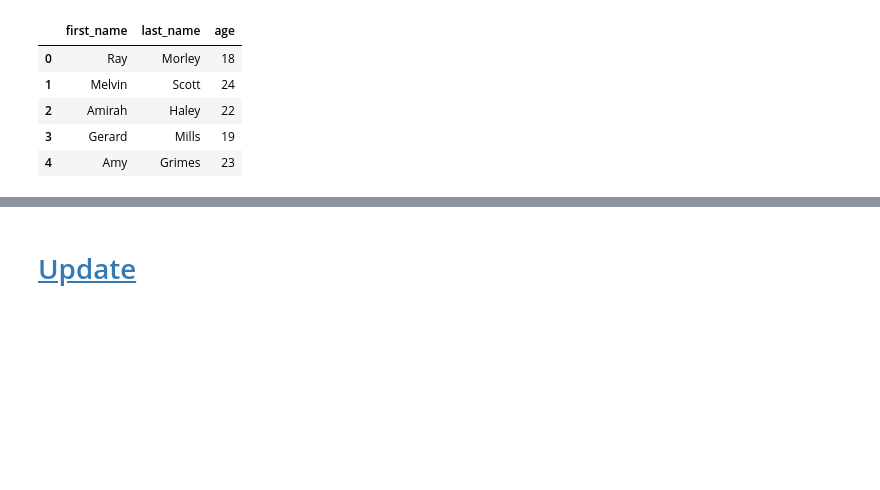
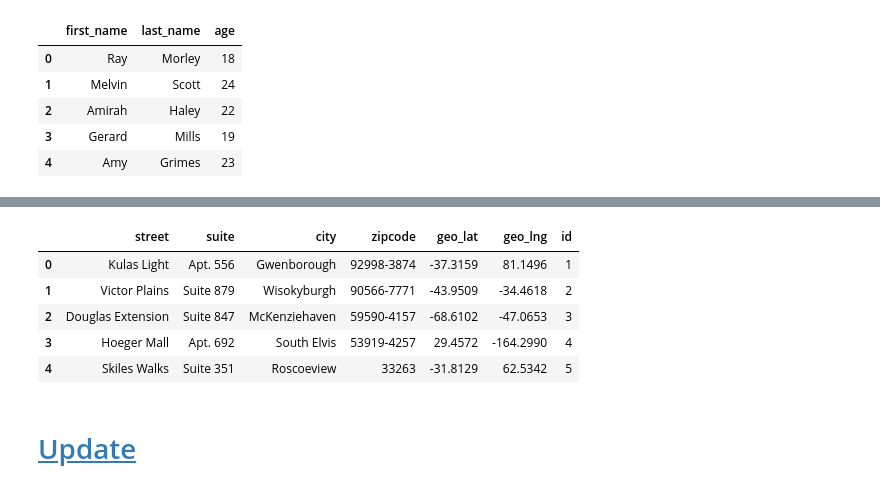
Before and after one commit to tinapyp/data-science-learning, a Jupyter notebook: Libraries/Pandas/pandas.ipynb, the cells around one changed output, grey strips where cells are left out. Cells and saved outputs as stored; diff of their text form; code cells hidden in the pictures; blank space fills up the shorter version.

```diff
--- a/Libraries/Pandas/pandas.ipynb
+++ b/Libraries/Pandas/pandas.ipynb
@@ -491,0 +580,4 @@ pd.read_csv('exam_review.csv',
+# %%
+address = json_normalize(json_dict['info'],
+                         sep='_',
+                         record_path='address');address.head()
@@ -492,3 +596,15 @@ pd.read_csv('exam_review.csv',
+# %%
+address = json_normalize(json_dict['info'],
+                         sep='_',
+                         record_path='address',
+                         meta=['id']) ; address.head()
+# %% [output]
+|  | street | suite | city | zipcode | geo_lat | geo_lng | id |
+| 0 | Kulas Light | Apt. 556 | Gwenborough | 92998-3874 | -37.3159 | 81.1496 | 1 |
+| 1 | Victor Plains | Suite 879 | Wisokyburgh | 90566-7771 | -43.9509 | -34.4618 | 2 |
+| 2 | Douglas Extension | Suite 847 | McKenziehaven | 59590-4157 | -68.6102 | -47.0653 | 3 |
+| 3 | Hoeger Mall | Apt. 692 | South Elvis | 53919-4257 | 29.4572 | -164.2990 | 4 |
+| 4 | Skiles Walks | Suite 351 | Roscoeview | 33263 | -31.8129 | 62.5342 | 5 |
 # %% [markdown]
 # <a id='toc3_'></a>[Update](#toc0_)
 # %% [markdown]
```
Also changed, not shown: parts of 11 cells of this notebook, 2 other files.
